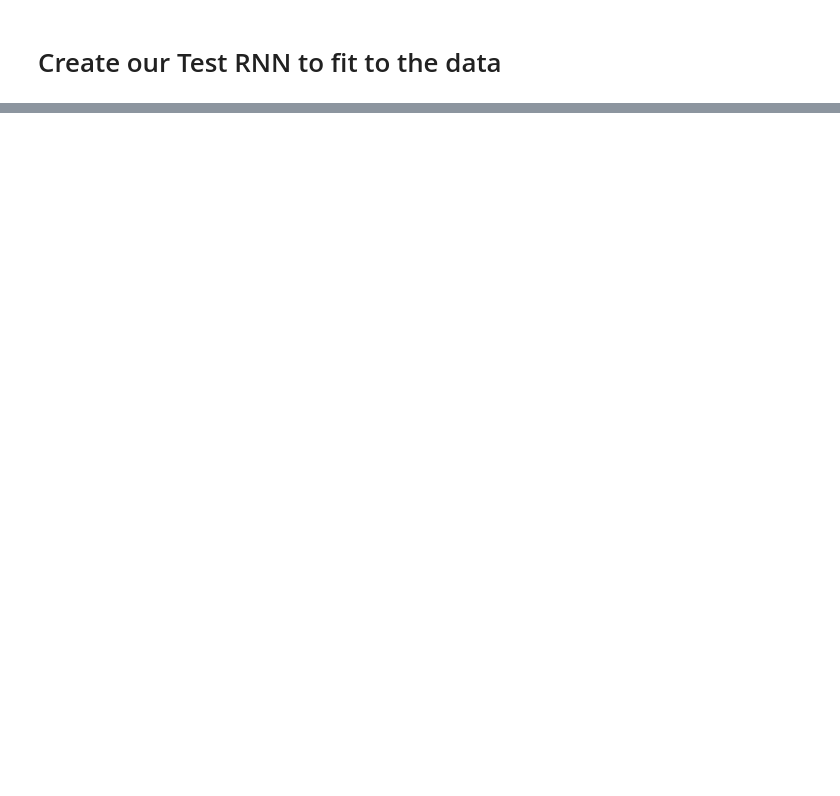
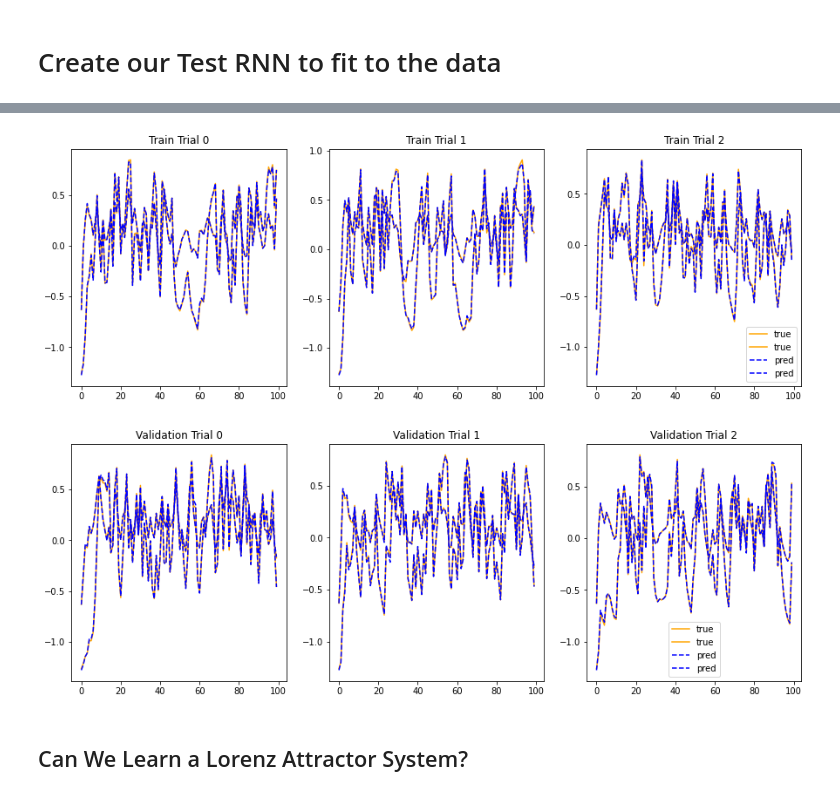
Before and after one commit to lindermanlab/ssm-jax, a Jupyter notebook: notebooks/scratch/rnn.ipynb, the cells around one changed output, grey strips where cells are left out. Saved outputs shown, nothing was run; the diff lists cells and outputs as text; code cells hidden in the pictures; blank space fills up the shorter version.

```diff
--- a/notebooks/scratch/rnn.ipynb
+++ b/notebooks/scratch/rnn.ipynb
@@ -75,0 +141,26 @@ plt.show()
+# %%
+fit_rnn = opt.params_fn(opt_state)
+
+fit_test_states, fit_test_data = fit_rnn.sample(key=jr.PRNGKey(0), covariates=test_inputs, num_steps=num_timesteps, num_samples=num_trials)
+fit_states, fit_data = fit_rnn.sample(key=jr.PRNGKey(0), covariates=train_inputs, num_steps=num_timesteps, num_samples=num_trials)
+# %%
+fig, axs = plt.subplots(1, 3, figsize=(15, 5))
+for idx in range(3):
+    axs[idx].set_title(f"Train Trial {idx}")
+    axs[idx].plot(train_dataset[idx], color="orange", label="true")
+    axs[idx].plot(fit_data[idx], '--', color="blue", label="pred")
+plt.legend()
+plt.show()
+
+fig, axs = plt.subplots(1, 3, figsize=(15, 5))
+for idx in range(3):
+    axs[idx].set_title(f"Validation Trial {idx}")
+    axs[idx].plot(test_dataset[idx], color="orange", label="true")
+    axs[idx].plot(fit_test_data[idx], '--', color="blue", label="pred")
+plt.legend()
+plt.show()
+# %% [output]
+[figure, added]
+[figure, added]
+# %% [markdown]
+## Can We Learn a Lorenz Attractor System?
```
Also changed, not shown: parts of 18 cells of this notebook, 1 other file.
